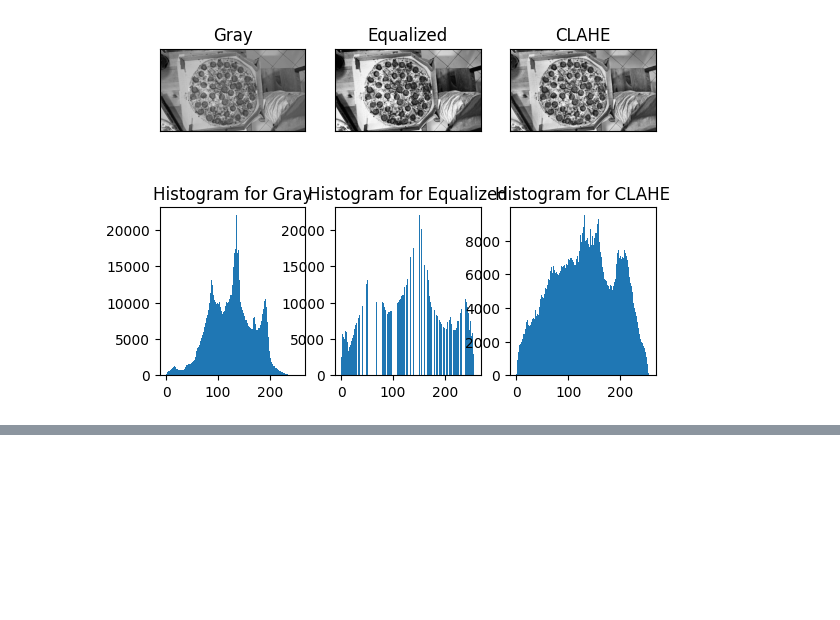
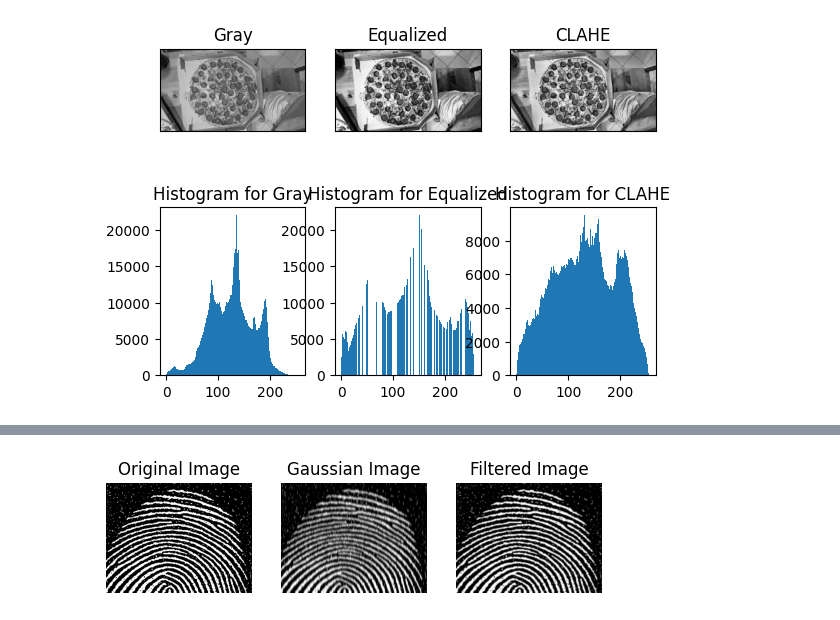
Before and after one commit to danieleavolio/Learning-Based-Multimedia-Processing, a Jupyter notebook: Lab/lab3/lab3.ipynb, the cells around one changed output, grey strips where cells are left out. Saved outputs shown, nothing was run; the diff lists cells and outputs as text; code cells hidden in the pictures; blank space fills up the shorter version.

```diff
--- a/Lab/lab3/lab3.ipynb
+++ b/Lab/lab3/lab3.ipynb
@@ -146,0 +223,24 @@ plt.show()
+# %%
+kernel = cv2.getGaussianKernel(9,2)
+gaussian = cv2.filter2D(finger_print, -1, kernel)
+# gaussian2 = cv2.GaussianBlur(finger_print, (9, 9), 2)
+# show both imags
+plt.figure()
+plt.subplot(1, 3, 1)
+plt.imshow(cv2.cvtColor(finger_print, cv2.COLOR_BGR2RGB))
+plt.title('Original Image')
+plt.axis('off')
+
+plt.subplot(1, 3, 2)
+plt.imshow(cv2.cvtColor(gaussian, cv2.COLOR_BGR2RGB))
+plt.title('Gaussian Image')
+plt.axis('off')
+
+plt.subplot(1, 3, 3)
+plt.imshow(cv2.cvtColor(filtered_img, cv2.COLOR_BGR2RGB))
+plt.title('Filtered Image')
+plt.axis('off')
+
+plt.show()
+# %% [output]
+[figure, added]
```
Also changed, not shown: parts of 20 cells of this notebook, 8 other files.
